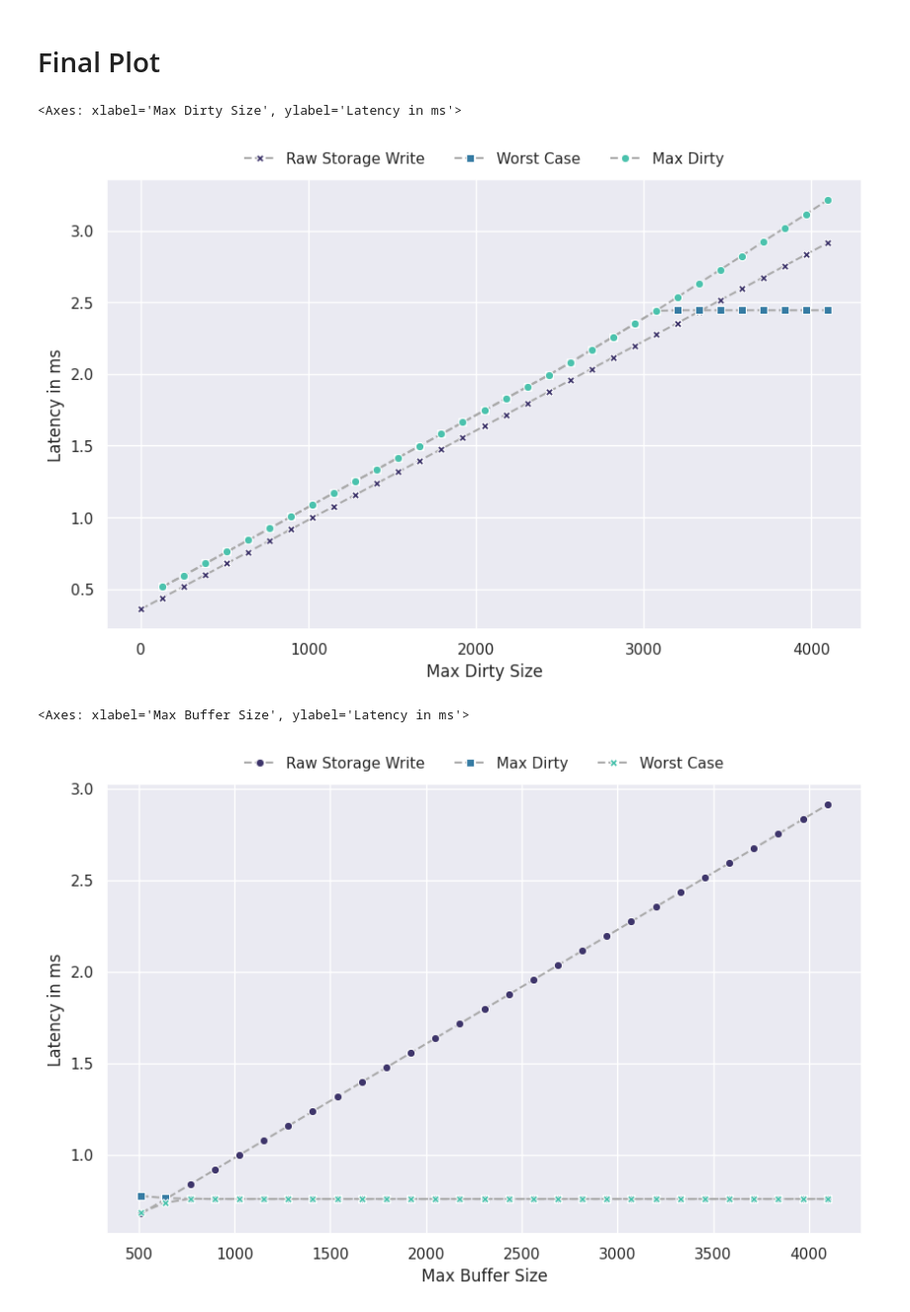
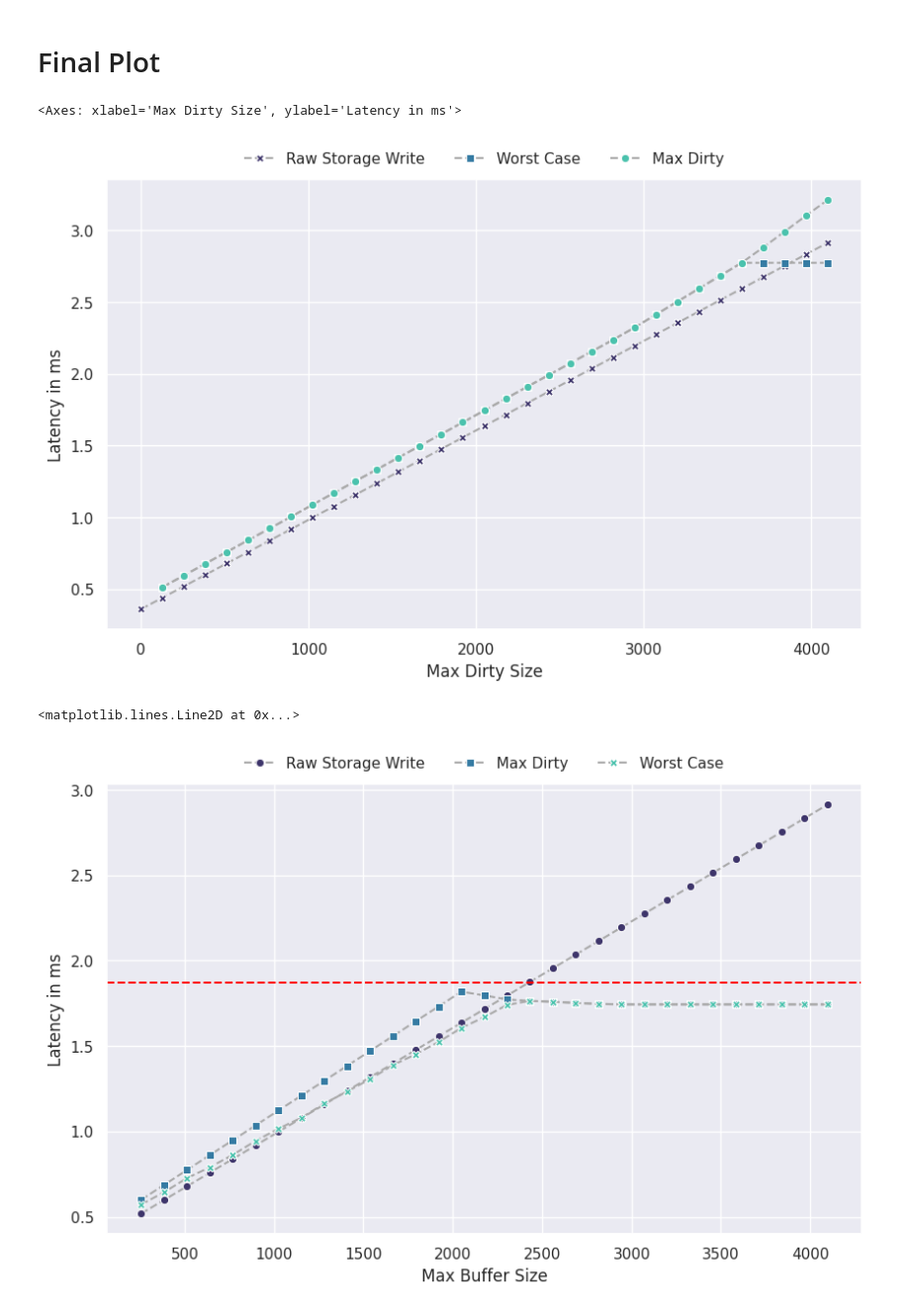
Before and after one commit to markus-gerber/vnv-heap, a Jupyter notebook: zephyr/vnv_heap_benchmark/analysis/persist.ipynb, the cells around one changed output. Shown at 99% size. Saved outputs shown, nothing was run; the diff lists cells and outputs as text; code cells hidden in the pictures.

Commit message:
new bsize persist settings

```diff
--- a/zephyr/vnv_heap_benchmark/analysis/persist.ipynb
+++ b/zephyr/vnv_heap_benchmark/analysis/persist.ipynb
@@ -3,7 +3,7 @@
 # %%
 # select measurement file
 files = [
-    "../output/2024-12-04 09-15-15 persist.json",
+    "../output/2024-12-07 15-42-29.json",
     "../output/2024-12-01 20-13-22 storage.json"
 ]
 
@@ -111,42 +111,48 @@ options = {
 plot_lines(options)
 # %% [output]
 <Axes: xlabel='Max Dirty Size', ylabel='Latency in ms'>
-[figure, old version]
+[figure, new version]
 # %%
 from typing import NamedTuple
 from util import convert
 from util.plot import plot_lines, PlotLinesOptions, LinePlotEntry
+import seaborn as sbn
 
 scale = 128
 
 plot_data = [{
     "name": "Raw Storage Write",
     "x": "options.object_size",
     "y": "mean",
     "marker": "o",
-    "data": dataset[(dataset["benchmark_id"] == "persistent_storage_write") & (dataset["options.object_size"] <= 4 * 1024) & (dataset["options.object_size"] >= 512) & (dataset["options.object_size"] % scale == 0)],
+    "data": dataset[(dataset["benchmark_id"] == "persistent_storage_write") & (dataset["options.object_size"] <= 4 * 1024) & (dataset["options.object_size"] >= 256) & (dataset["options.object_size"] % scale == 0)],
 },{
     "name": "Max Dirty",
     "x": "options.buffer_size",
     "y": "mean",
     "marker": "s",
     "data": dataset[(dataset["benchmark_id"] == "max_dirty_persist_latency_buffer_size") & (dataset["options.buffer_size"] % scale == 0)],
 },{
     "name": "Worst Case",
     "x": "options.buffer_size",
     "y": "mean",
     "marker": "X",
     "data": dataset[(dataset["benchmark_id"] == "worst_case_persist_latency_buffer_size") & (dataset["options.buffer_size"] % scale == 0)],
 }]
 
 options = {
     "data": plot_data,
     "scale": unit,
     "x_label": "Max Buffer Size",
     "y_label": f"Latency in {unit}",
 }
 
-plot_lines(options)
+ax = plot_lines(options)
+
+offset_multiplier = 0.03
+scaled = convert.scale_data(dataset[(dataset["benchmark_id"] == "max_dirty_persist_latency_buffer_size") & (dataset["options.buffer_size"] % scale == 0)], unit)
+line = scaled["mean"].max() + scaled["mean"].max() * offset_multiplier
+ax.axhline(line, ls='--', color="red")
 # %% [output]
-<Axes: xlabel='Max Buffer Size', ylabel='Latency in ms'>
+<matplotlib.lines.Line2D at 0x...>
-[figure, old version]
+[figure, new version]
```
Also changed, not shown: parts of 1 cell of this notebook, 2 other files.
